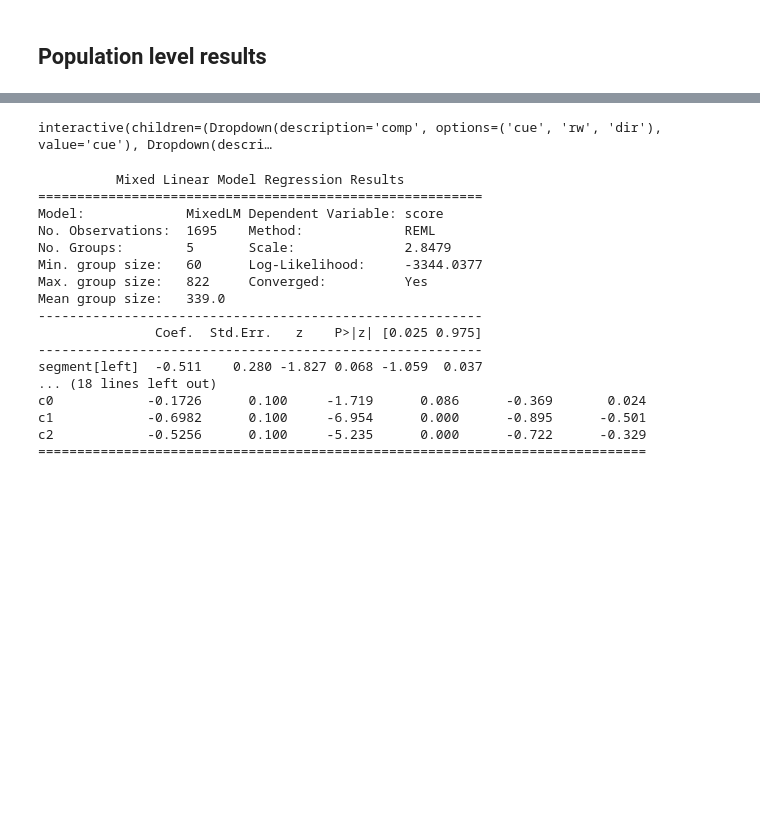
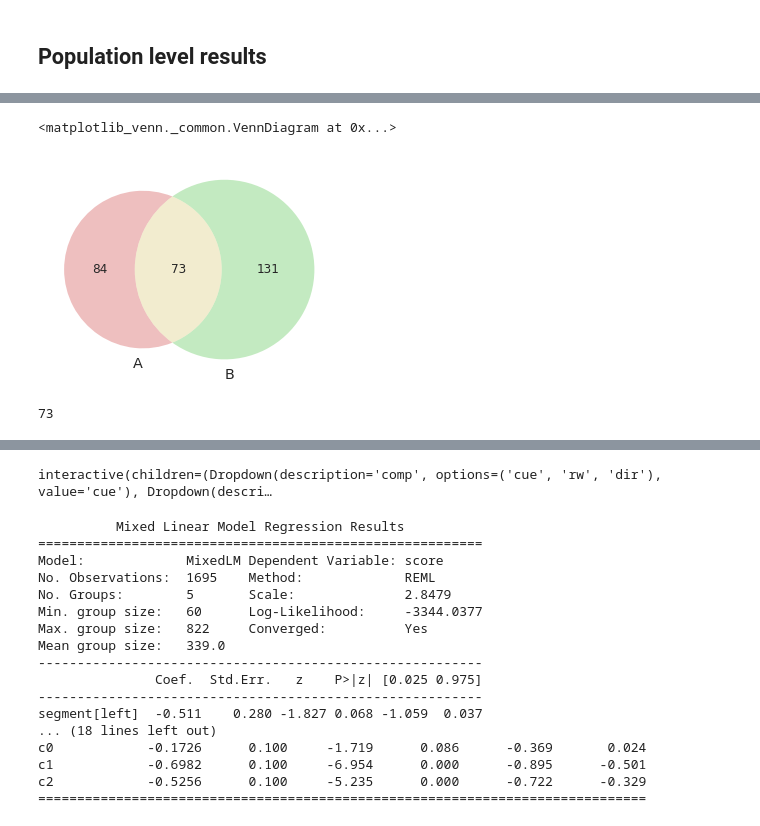
Before and after one commit to alexgonzl/TMA, a Jupyter notebook: Notebooks/TM/rate_analysis_by_cond.ipynb, the cells around one changed output, grey strips where cells are left out. Saved outputs shown, nothing was run; the diff lists cells and outputs as text; code cells hidden in the pictures; blank space fills up the shorter version.

```diff
--- a/Notebooks/TM/rate_analysis_by_cond.ipynb
+++ b/Notebooks/TM/rate_analysis_by_cond.ipynb
@@ -110,0 +157,13 @@ metrics = ['t_val', 'uz_val']
+# %%
+c_cue = set(tm_fr_comp_table[tm_fr_comp_table['fr_uz_tau_cue_correct']==-1].index)
+c_rw = set(tm_fr_comp_table[tm_fr_comp_table['fr_uz_tau_rw_correct']==-1].index)
+
+venn2((c_cue,c_rw))
+# %% [output]
+<matplotlib_venn._common.VennDiagram at 0x...>
+[figure, added]
+# %%
+((tm_fr_comp_table['fr_uz_tau_cue_correct']==1)&(tm_fr_comp_table['fr_uz_tau_rw_correct']==1)).sum()
+((tm_fr_comp_table['fr_uz_tau_cue_correct']==-1)&(tm_fr_comp_table['fr_uz_tau_rw_correct']==-1)).sum()
+# %% [output]
+73
```
Also changed, not shown: parts of 25 cells of this notebook, 13 other files.
